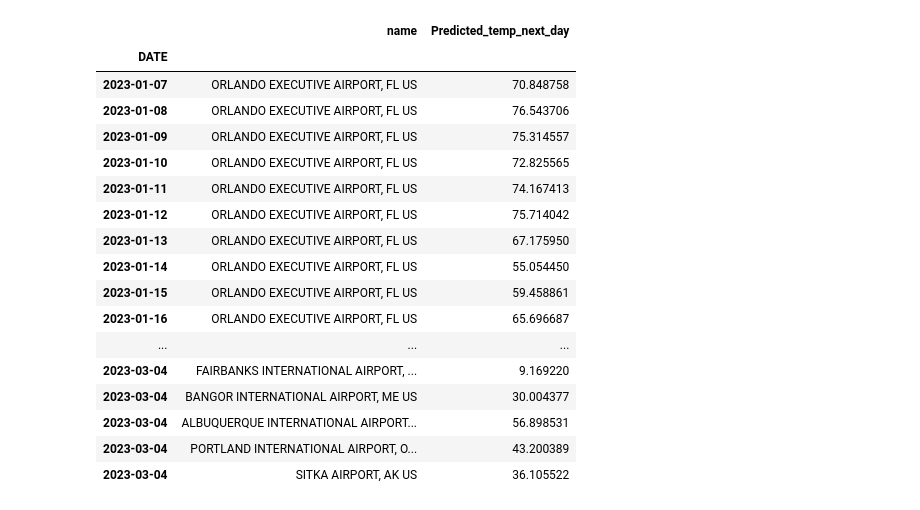
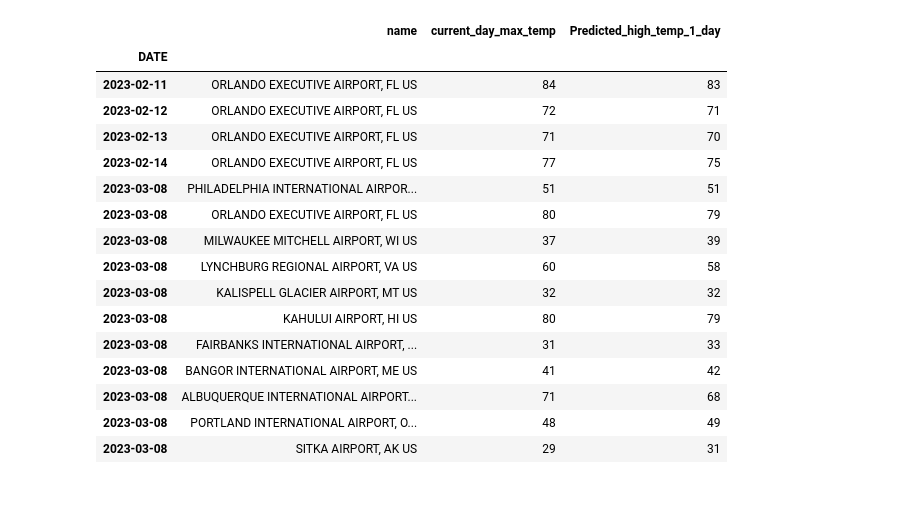
Before and after one commit to Reed-Carter/Weather_Forcaster, a Jupyter notebook: weather_forecast.ipynb, the cells around one changed output. Saved outputs shown, nothing was run; the diff lists cells and outputs as text; code cells hidden in the pictures.

```diff
--- a/weather_forecast.ipynb
+++ b/weather_forecast.ipynb
@@ -46,6 +46,9 @@ core_weather_df['target_temp_max_day_9'] = core_weather_df.groupby('name')['targ
 core_weather_df['target_temp_max_day_10'] = core_weather_df.groupby('name')['target_temp_max_day_9'].shift(-1)
 #remove the last row since its a NaN value cuz that value would be in the future
 core_weather_df = core_weather_df.dropna()
+#map each citiy to a numerical values to be used in the regression analysis
+core_weather_df['name'] = core_weather_df['name'].astype('category')
+core_weather_df['city_number'] = core_weather_df['name'].cat.codes
 #training set includes all data before and including dec 12th 2021, this is teh set that is used to train the model to predict future data
 training_set = core_weather_df.loc[:'2021-12-31']
 #test set includes all data after and including jan 1st 2022
@@ -130,6 +121,8 @@ for url in urls:
     #df_2 is a df of current conditions in detail (Humidity, Wind Speed, Barometer, Dewpoint, Visibility, Last update)
     table = soup.find_all('table')
     df_2 = pd.read_html(str(table))[0]
+    df_2 = df_2.rename(columns={'1':'metrics'})
+    # df_2['1'] = df_2['1'].fillna(0)
     df_2 = df_2.pivot(columns=0, values=1).ffill().dropna().reset_index().drop(columns=['index'])
 
     #merge both dataframes
@@ -301,6 +294,9 @@ source_df.index.names = ['DATE']
 
 #combine source df and test set so the test set had the most current info
 test_set_forecast = pd.concat([test_set, source_df])
-test_set_forecast = test_set_forecast[['name','precip','temp_max','temp_min']]
-display(test_set)
+#map each citiy to a numerical values to be used in the regression analysis
+test_set_forecast['name'] = test_set_forecast['name'].astype('category')
+test_set_forecast['city_number'] = test_set_forecast['name'].cat.codes
+test_set_forecast = test_set_forecast[['name','precip','temp_max','temp_min','city_number']]
+display(source_df.info())
 # %% [output]
@@ -321,41 +337,41 @@ display(test_set)
 # %%
 #-----------------create/test data model--------------------------------
 #using Ridge regression to minimize overfitting
 regression = Ridge(alpha=.1)
 predictors = ['precip','temp_max','temp_min']
 #training set includes all data before and including dec 12th 2021, this is teh set that is used to train the model to predict future data
 training_set = core_weather_df.loc[:'2021-12-31']
 # #test set includes all data after and including jan 1st 2022
 #test_set = test_set.loc['2022-01-01':]
 
 # test_set_shifted = test_set.shift(365, freq='D')
 # test_set2= test_set_shifted.loc['2023-01-01':'2023-12-31']
 
 #train the model based on the predictors
 regression.fit(training_set[predictors], training_set['target_temp_max_day_1'])
 predictions = regression.predict(test_set_forecast[predictors])
 
-combined_df = pd.concat([test_set_forecast[['name']], pd.Series(predictions, index = test_set_forecast.index)], axis=1)
-combined_df.columns = ['name','Predicted_temp_next_day']
+combined_df = pd.concat([test_set_forecast[['name','temp_max']], pd.Series(predictions, index = test_set_forecast.index)], axis=1)
+combined_df.columns = ['name','current_day_max_temp','Predicted_high_temp_1_day']
+combined_df = combined_df.astype({"Predicted_high_temp_1_day": int, "current_day_max_temp": int})
 
 core_weather_df.name.unique()
-display(combined_df.tail(50))
+display(combined_df.tail(15))
 # %% [output]
-|  | name | Predicted_temp_next_day |
-| DATE |  |  |
-| 2023-01-07 | ORLANDO EXECUTIVE AIRPORT, FL US | 70.848758 |
-| 2023-01-08 | ORLANDO EXECUTIVE AIRPORT, FL US | 76.543706 |
-| 2023-01-09 | ORLANDO EXECUTIVE AIRPORT, FL US | 75.314557 |
-| 2023-01-10 | ORLANDO EXECUTIVE AIRPORT, FL US | 72.825565 |
-| 2023-01-11 | ORLANDO EXECUTIVE AIRPORT, FL US | 74.167413 |
-| 2023-01-12 | ORLANDO EXECUTIVE AIRPORT, FL US | 75.714042 |
-| 2023-01-13 | ORLANDO EXECUTIVE AIRPORT, FL US | 67.175950 |
-| 2023-01-14 | ORLANDO EXECUTIVE AIRPORT, FL US | 55.054450 |
-| 2023-01-15 | ORLANDO EXECUTIVE AIRPORT, FL US | 59.458861 |
-| 2023-01-16 | ORLANDO EXECUTIVE AIRPORT, FL US | 65.696687 |
-| ... | ... | ... |
-| 2023-03-04 | FAIRBANKS INTERNATIONAL AIRPORT, ... | 9.169220 |
-| 2023-03-04 | BANGOR INTERNATIONAL AIRPORT, ME US | 30.004377 |
-| 2023-03-04 | ALBUQUERQUE INTERNATIONAL AIRPORT... | 56.898531 |
-| 2023-03-04 | PORTLAND INTERNATIONAL AIRPORT, O... | 43.200389 |
-| 2023-03-04 | SITKA AIRPORT, AK US | 36.105522 |
+|  | name | current_day_max_temp | Predicted_high_temp_1_day |
+| DATE |  |  |  |
+| 2023-02-11 | ORLANDO EXECUTIVE AIRPORT, FL US | 84 | 83 |
+| 2023-02-12 | ORLANDO EXECUTIVE AIRPORT, FL US | 72 | 71 |
+| 2023-02-13 | ORLANDO EXECUTIVE AIRPORT, FL US | 71 | 70 |
+| 2023-02-14 | ORLANDO EXECUTIVE AIRPORT, FL US | 77 | 75 |
+| 2023-03-08 | PHILADELPHIA INTERNATIONAL AIRPOR... | 51 | 51 |
+| 2023-03-08 | ORLANDO EXECUTIVE AIRPORT, FL US | 80 | 79 |
+| 2023-03-08 | MILWAUKEE MITCHELL AIRPORT, WI US | 37 | 39 |
+| 2023-03-08 | LYNCHBURG REGIONAL AIRPORT, VA US | 60 | 58 |
+| 2023-03-08 | KALISPELL GLACIER AIRPORT, MT US | 32 | 32 |
+| 2023-03-08 | KAHULUI AIRPORT, HI US | 80 | 79 |
+| 2023-03-08 | FAIRBANKS INTERNATIONAL AIRPORT, ... | 31 | 33 |
+| 2023-03-08 | BANGOR INTERNATIONAL AIRPORT, ME US | 41 | 42 |
+| 2023-03-08 | ALBUQUERQUE INTERNATIONAL AIRPORT... | 71 | 68 |
+| 2023-03-08 | PORTLAND INTERNATIONAL AIRPORT, O... | 48 | 49 |
+| 2023-03-08 | SITKA AIRPORT, AK US | 29 | 31 |
```
Also changed, not shown: parts of 10 cells of this notebook.
